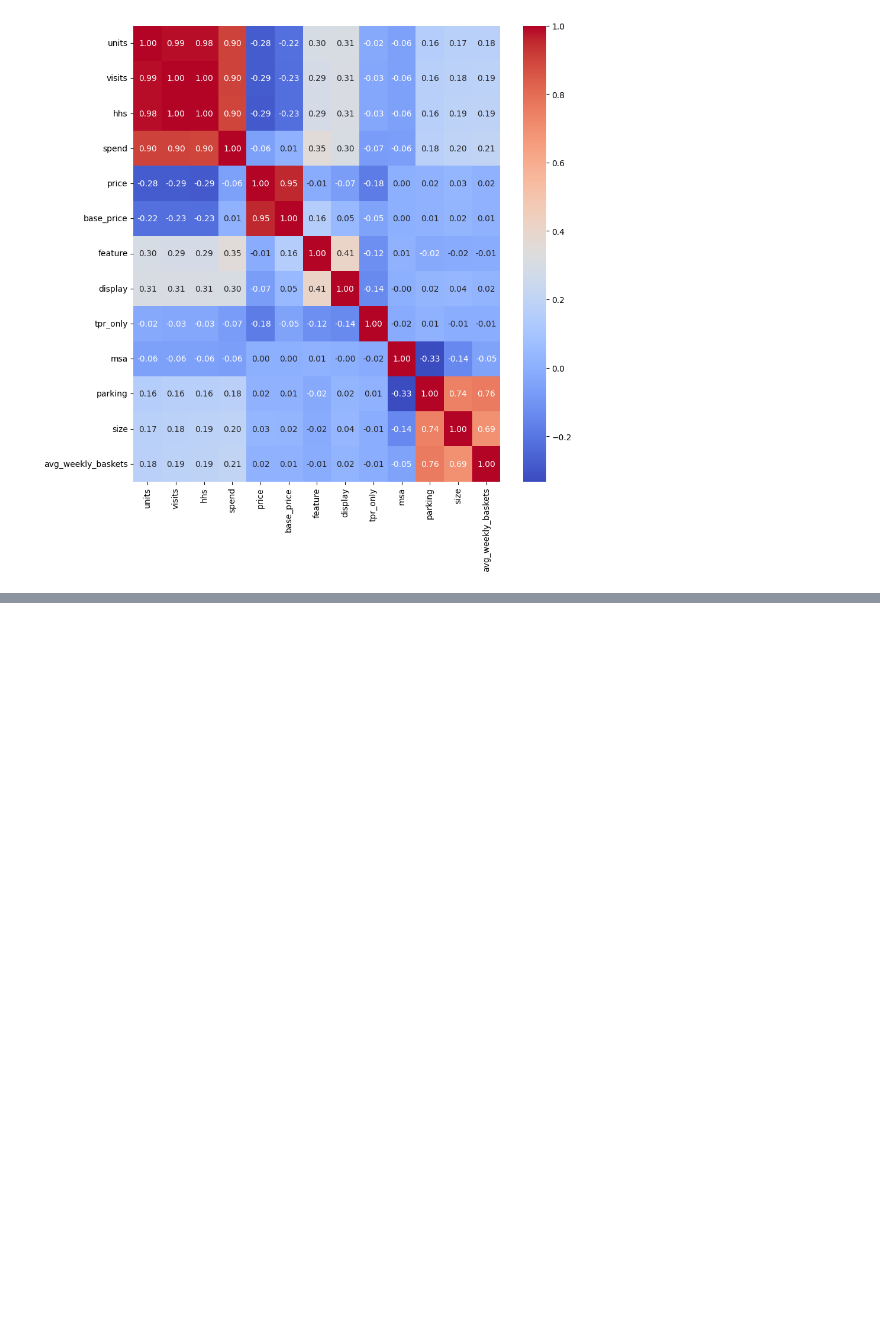
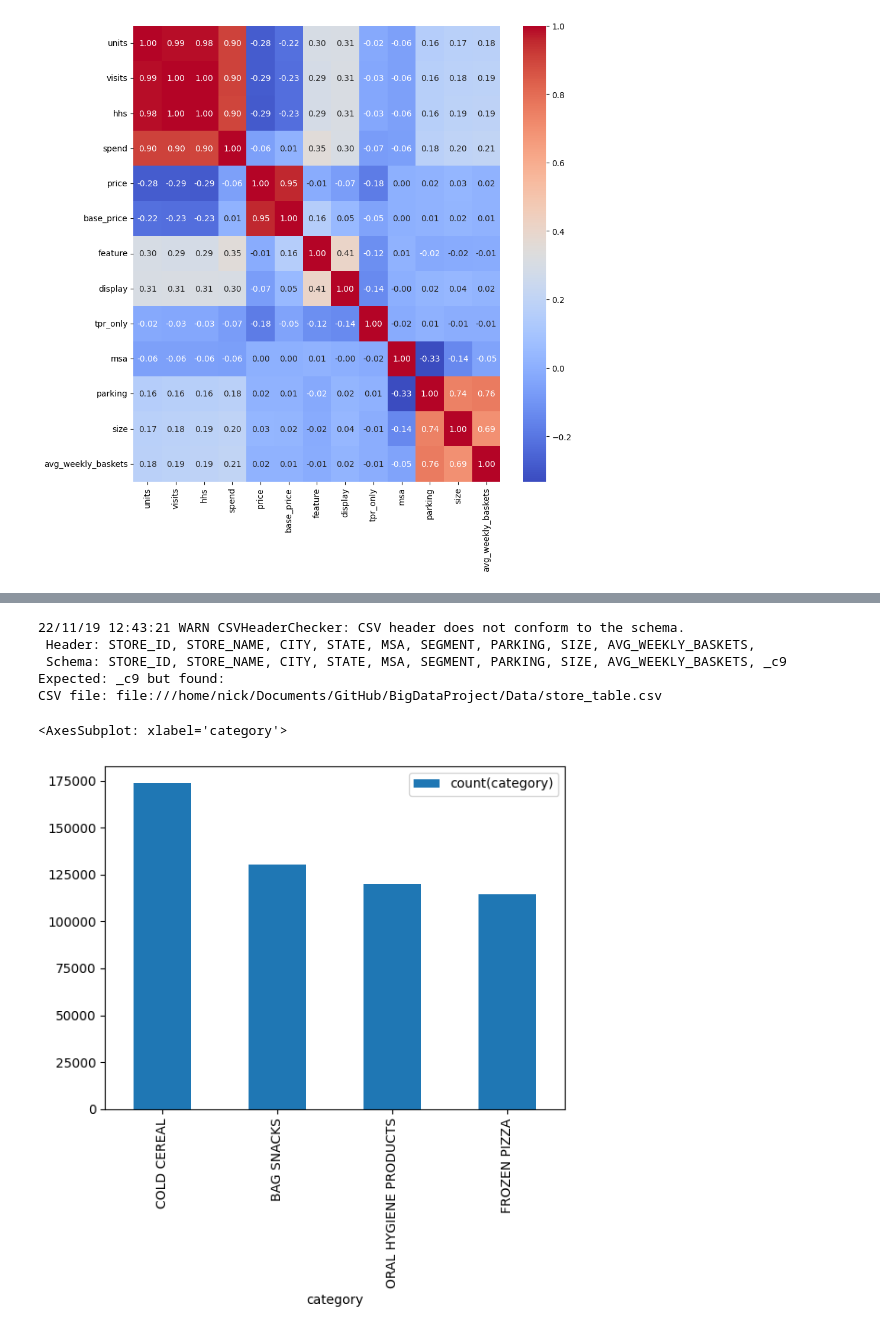
Before and after one commit to Extrieve/BigDataProject, a Jupyter notebook: scripts/analysis.ipynb, the cells around one changed output, grey strips where cells are left out. Cells and saved outputs as stored; diff of their text form; code cells hidden in the pictures; blank space fills up the shorter version.

```diff
--- a/scripts/analysis.ipynb
+++ b/scripts/analysis.ipynb
@@ -417,0 +470,11 @@ sns.heatmap(products_transactions_store.toPandas().corr(), annot=True, fmt='.2f'
+# %%
+# plot distribution of category column
+products_transactions_store.groupBy('category').agg(count('category')).orderBy('count(category)', ascending=False).toPandas().plot(kind='bar', x='category', y='count(category)')
+# %% [output]
+22/11/19 12:43:21 WARN CSVHeaderChecker: CSV header does not conform to the schema.
+ Header: STORE_ID, STORE_NAME, CITY, STATE, MSA, SEGMENT, PARKING, SIZE, AVG_WEEKLY_BASKETS,
+ Schema: STORE_ID, STORE_NAME, CITY, STATE, MSA, SEGMENT, PARKING, SIZE, AVG_WEEKLY_BASKETS, _c9
+Expected: _c9 but found:
+CSV file: file:///home/nick/Documents/GitHub/BigDataProject/Data/store_table.csv
+<AxesSubplot: xlabel='category'>
+[figure, added]
```
Also changed, not shown: parts of 11 cells of this notebook.
